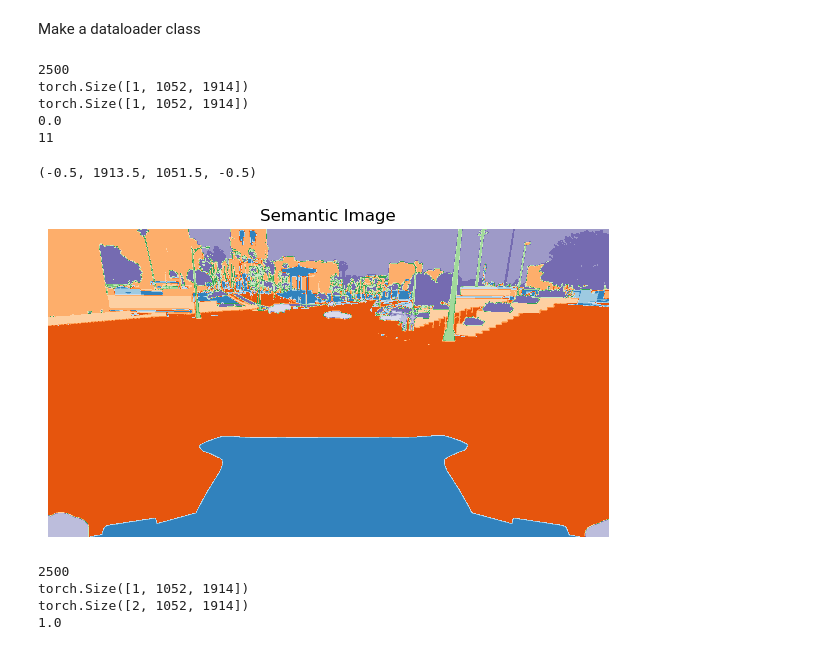
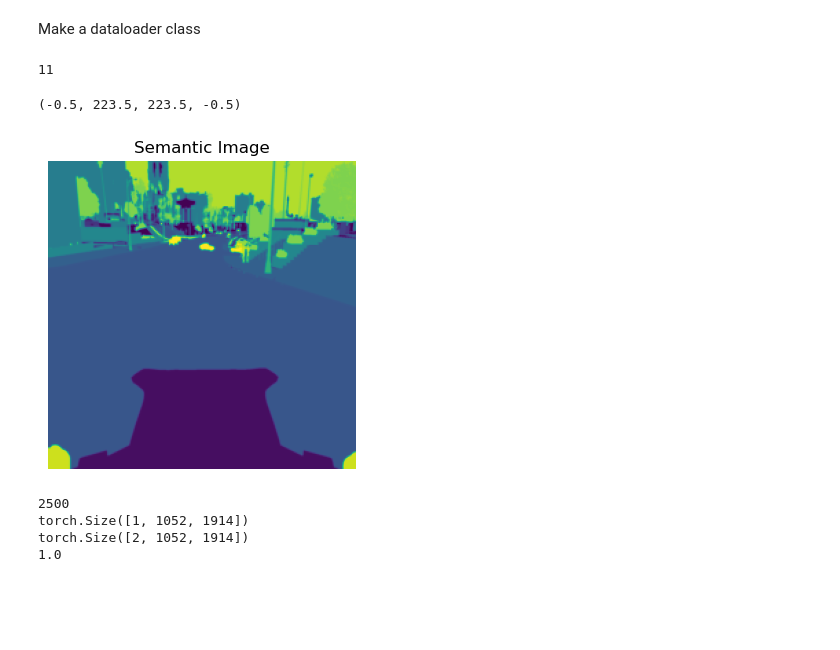
Before and after one commit to adamburman/deep-machine-learning-colorization-project, a Jupyter notebook: project.ipynb, the cells around one changed output. Drawn from its saved outputs; the diff is of its cells as text; code cells hidden in the pictures; blank space fills up the shorter version.

```diff
--- a/project.ipynb
+++ b/project.ipynb
@@ -97,19 +97,23 @@ class GTASemData(Dataset):
         img = kornia.color.rgb_to_lab(img1/255) # RGB --> Lab
 
         L = img[0]
+        a = img[1]
+        b = img[2]
 
         # Perform transforms, if any.
         if self.transform is not None:
             L = self.transform(L.numpy()) # transform L
             label = self.transform(label) # transform
+            a = self.transform(a.numpy()) # transform
+            b = self.transform(b.numpy()) # transform
 
 
 
 
-        #ab = torch.cat((a.unsqueeze(0), b.unsqueeze(0)), dim=0).squeeze()
-        #L = torch.cat((L.unsqueeze(0), L.unsqueeze(0), L.unsqueeze(0)), dim=0).squeeze()
+        ab = torch.cat((a.unsqueeze(0), b.unsqueeze(0)), dim=0).squeeze()
+        out = torch.cat(((L.unsqueeze(0)-50)/50, label.unsqueeze(0)), dim=0).squeeze()
 
-        return (L-50)/50, label
+        return out, ab/128
 
     def __len__(self):
         """Get the number of samples in the dataset"""
@@ -142,30 +146,24 @@ class GTASemData(Dataset):
 
         return img_paths, label_paths
 # %%
-img_size = 224
-transform =  Compose([ToTensor()])
+resize_size = 224
+transform =  Compose([ToTensor(), Resize((resize_size, resize_size), antialias=True)])
 
 example_dataset1 = GTASemData(path, transform)
-print(len(example_dataset1)) #1
-L1, label = example_dataset1[1]
+L1, ab = example_dataset1[1]
+print(len(np.unique(L1[1].numpy().round(2))))
 
-print(L1.shape)
-print(label.shape)
-print(np.min(label.numpy()))
 
 cmap = plt.get_cmap('tab20c')
 plt.figure(figsize=(8, 4))
-plt.imshow(label.numpy().squeeze(), cmap)
+#plt.imshow(L1[1].numpy().squeeze(), cmap)
+plt.imshow(L1[1].numpy().squeeze())
 plt.title('Semantic Image')
 plt.axis('off')
 # %% [output]
-2500
-torch.Size([1, 1052, 1914])
-torch.Size([1, 1052, 1914])
-0.0
 11
-(-0.5, 1913.5, 1051.5, -0.5)
+(-0.5, 223.5, 223.5, -0.5)
-[figure, old version]
+[figure, new version]
 # %%
 from torch.utils.data import Dataset
 from itertools import chain
```
Also changed, not shown: parts of 14 cells of this notebook.
